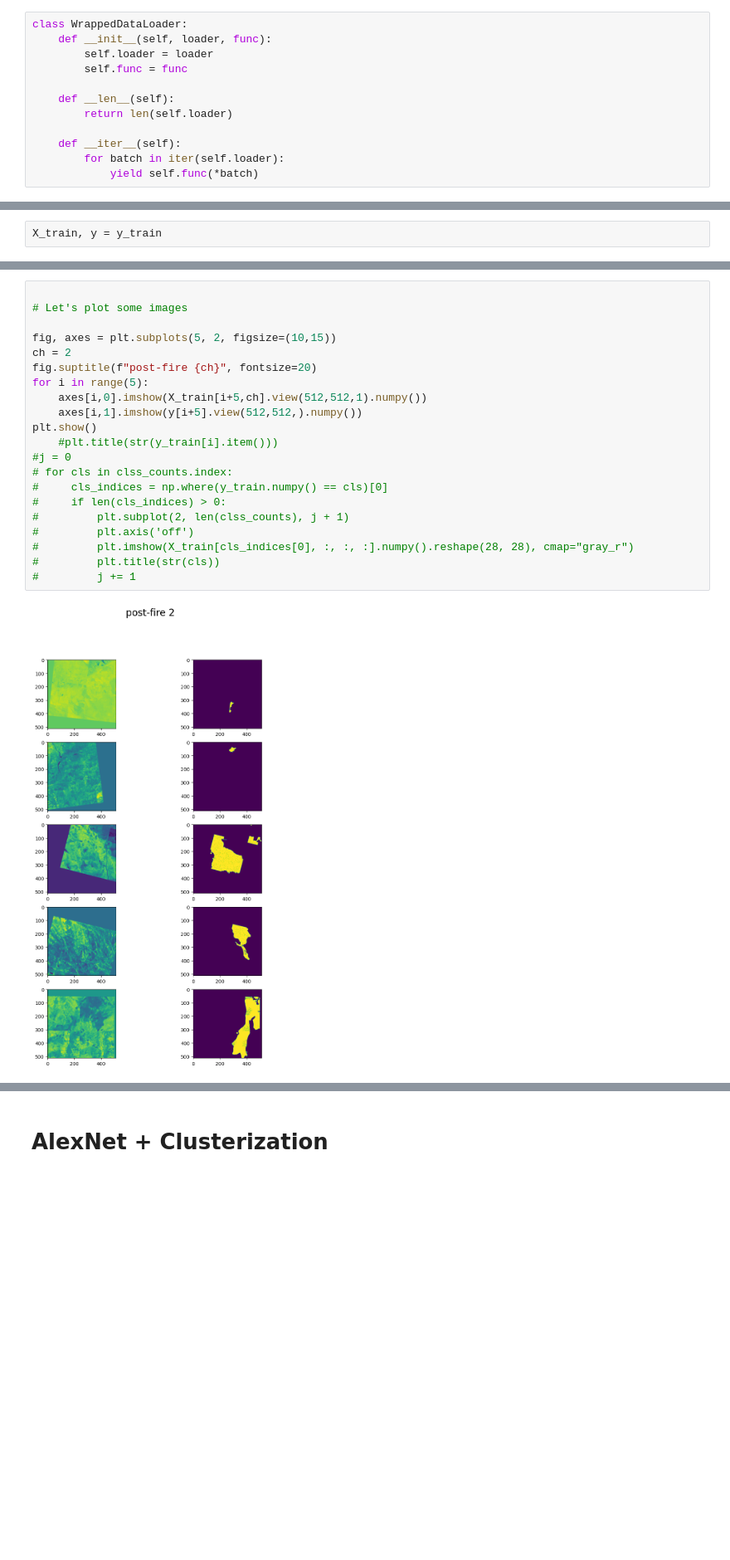
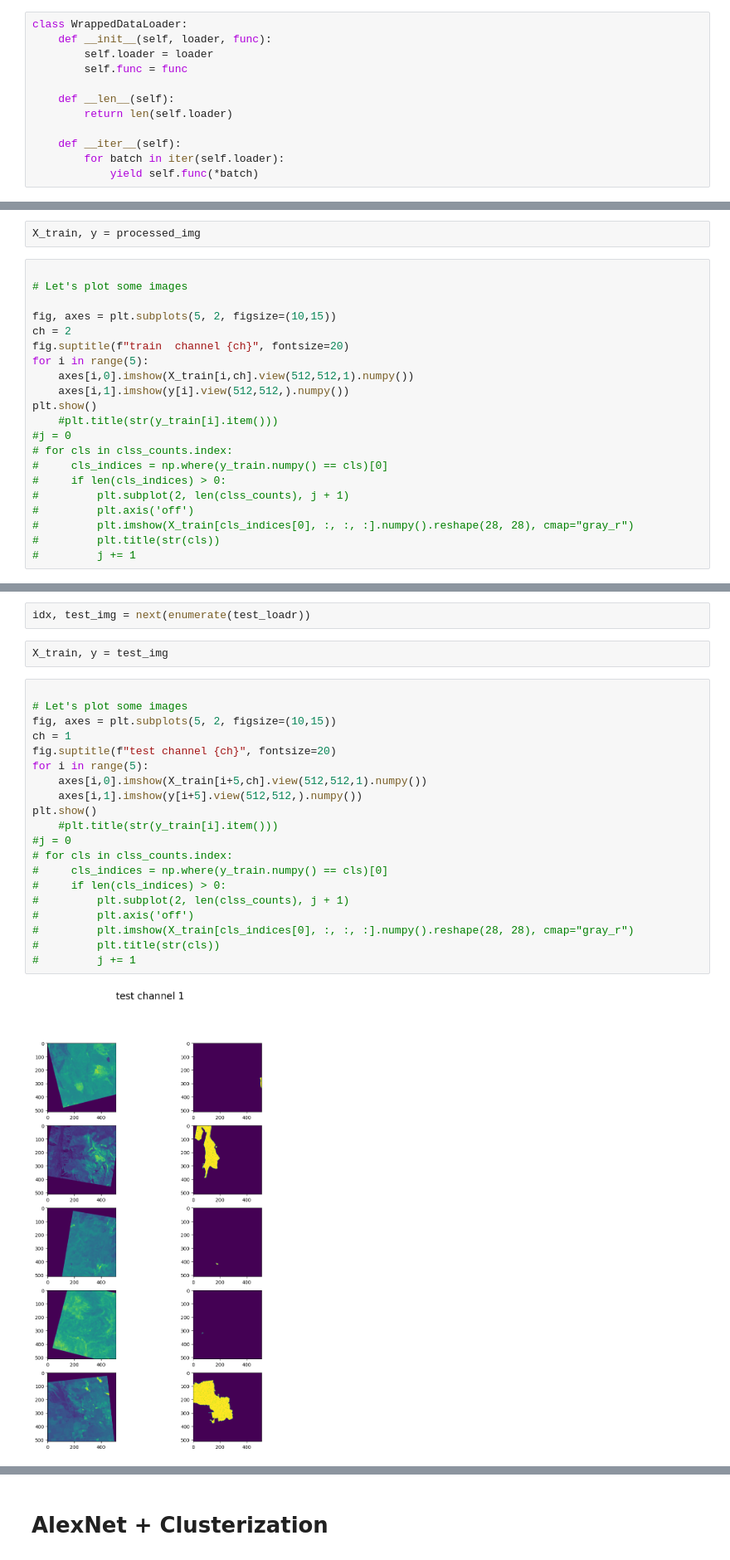
Before and after one commit to Yalnyra/CaBuAr-segmentation-learning, a Jupyter notebook: california_burned_areas/cabuar_main.ipynb, the cells around one changed output, grey strips where cells are left out. Shown at 83% size. Drawn from its saved outputs; the diff is of its cells as text; blank space fills up the shorter version.

Commit message:
Part 1 of Make transformations test compatible

```diff
--- a/california_burned_areas/cabuar_main.ipynb
+++ b/california_burned_areas/cabuar_main.ipynb
@@ -465,2 +468,23 @@ AssertionError: can only test a child process
 # %%
-X_train, y = y_train
+X_train, y = processed_img
+# %%
+
+# Let's plot some images
+
+fig, axes = plt.subplots(5, 2, figsize=(10,15))
+ch = 2
+fig.suptitle(f"train  channel {ch}", fontsize=20)
+for i in range(5):
+    axes[i,0].imshow(X_train[i,ch].view(512,512,1).numpy())
+    axes[i,1].imshow(y[i].view(512,512,).numpy())
+plt.show()
+    #plt.title(str(y_train[i].item()))
+#j = 0
+# for cls in clss_counts.index:
+#     cls_indices = np.where(y_train.numpy() == cls)[0]
+#     if len(cls_indices) > 0:
+#         plt.subplot(2, len(clss_counts), j + 1)
+#         plt.axis('off')
+#         plt.imshow(X_train[cls_indices[0], :, :, :].numpy().reshape(28, 28), cmap="gray_r")
+#         plt.title(str(cls))
+#         j += 1
@@ -467,23 +493,26 @@ X_train, y = y_train
+# %%
+idx, test_img = next(enumerate(test_loadr))
+# %%
+X_train, y = test_img
 # %%
 
 # Let's plot some images
-
 fig, axes = plt.subplots(5, 2, figsize=(10,15))
-ch = 2
-fig.suptitle(f"post-fire {ch}", fontsize=20)
+ch = 1
+fig.suptitle(f"test channel {ch}", fontsize=20)
 for i in range(5):
     axes[i,0].imshow(X_train[i+5,ch].view(512,512,1).numpy())
     axes[i,1].imshow(y[i+5].view(512,512,).numpy())
 plt.show()
     #plt.title(str(y_train[i].item()))
 #j = 0
 # for cls in clss_counts.index:
 #     cls_indices = np.where(y_train.numpy() == cls)[0]
 #     if len(cls_indices) > 0:
 #         plt.subplot(2, len(clss_counts), j + 1)
 #         plt.axis('off')
 #         plt.imshow(X_train[cls_indices[0], :, :, :].numpy().reshape(28, 28), cmap="gray_r")
 #         plt.title(str(cls))
 #         j += 1
 # %% [output]
-[figure, old version]
+[figure, new version]
```
Also changed, not shown: parts of 10 cells of this notebook.
